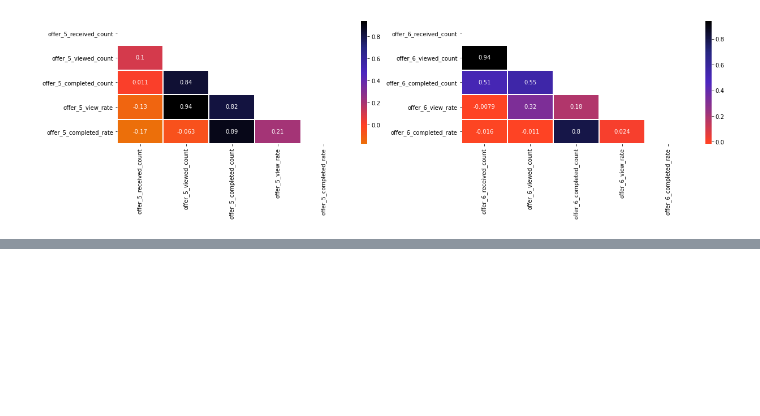
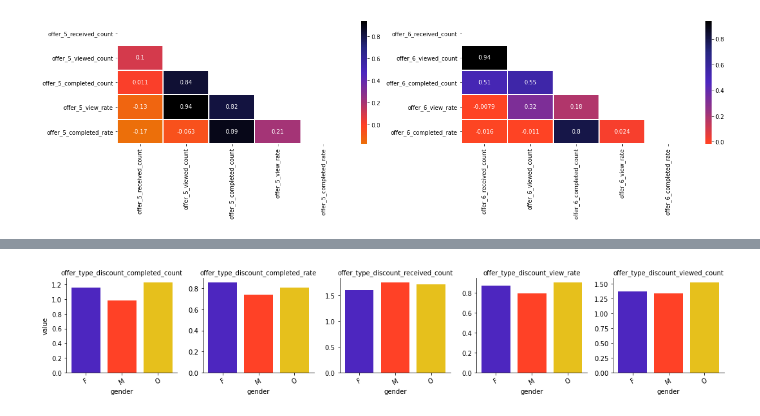
Before and after one commit to Arjunar92/Starbucks_Customer_Segmentation_Project, a Jupyter notebook: Starbucks_Customer_Segmentation_012821a.ipynb, the cells around one changed output, grey strips where cells are left out. Saved outputs shown, nothing was run; the diff lists cells and outputs as text; code cells hidden in the pictures; blank space fills up the shorter version.

```diff
--- a/Starbucks_Customer_Segmentation_012821a.ipynb
+++ b/Starbucks_Customer_Segmentation_012821a.ipynb
@@ -407,0 +399,4 @@ ax = sns.heatmap(corr, annot=True,  mask = matrix, linewidths=1, center=0, cmap
+# %%
+df = plot_data(offer_discount,profile_offer,  groupby = 'gender',palette =3,col_wrap=5,height=3,label_rotation =30)
+# %% [output]
+[figure, added]
```
Also changed, not shown: parts of 30 cells of this notebook.
